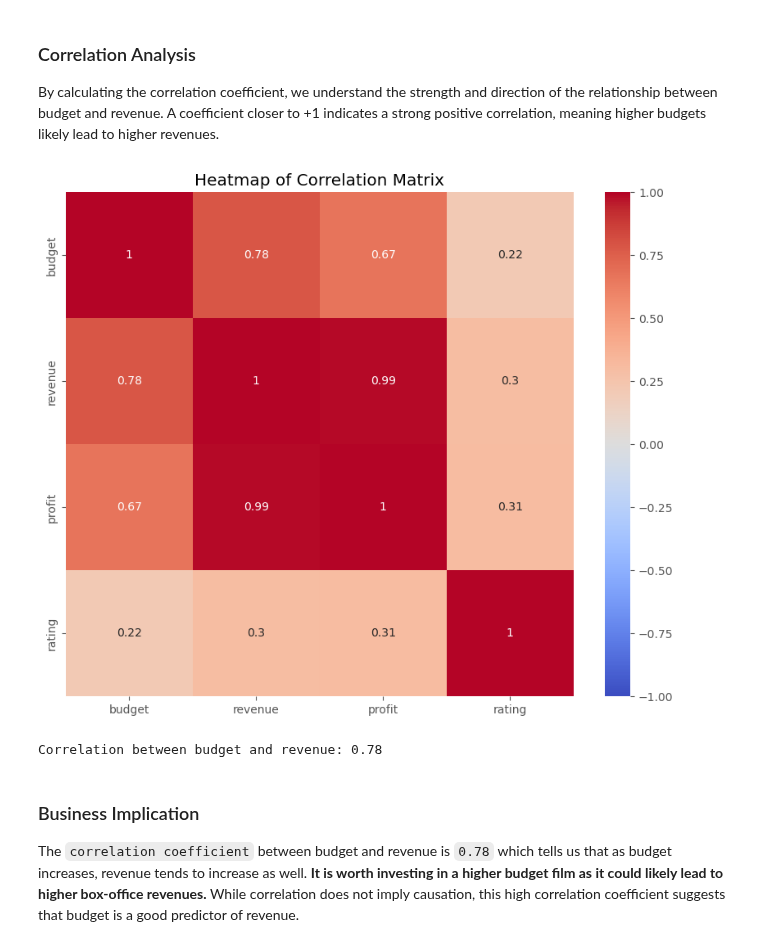
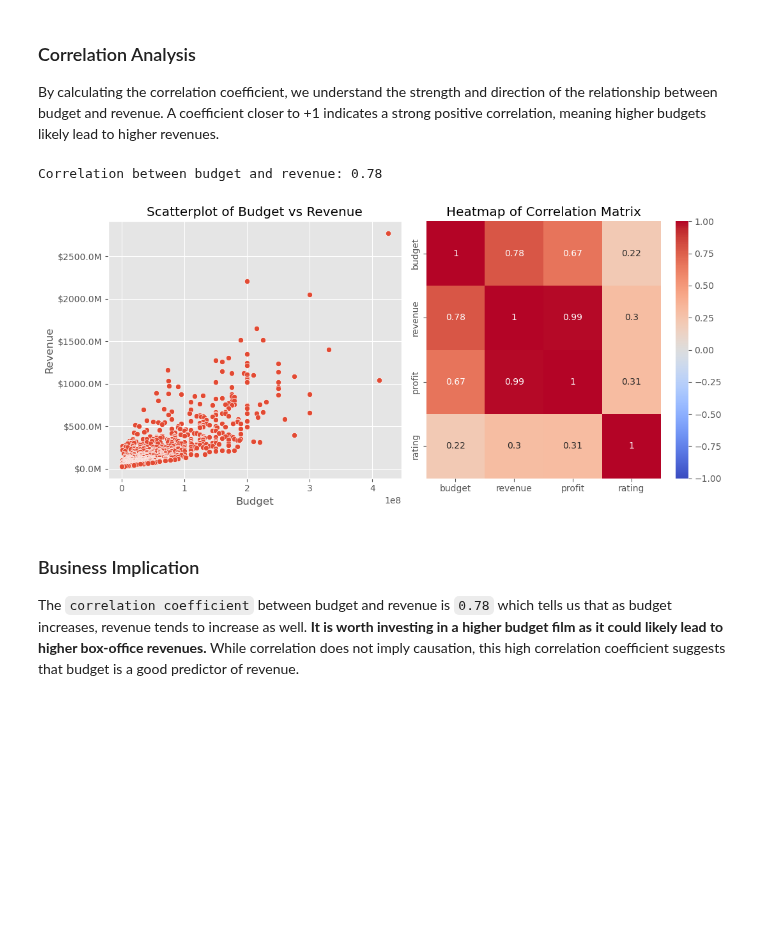
Before and after one commit to mrhussaink7/new-films-movie-data, a Jupyter notebook: index.ipynb, the cells around one changed output. Cells and saved outputs as stored; diff of their text form; code cells hidden in the pictures; blank space fills up the shorter version.

```diff
--- a/index.ipynb
+++ b/index.ipynb
@@ -742,12 +759,28 @@ visualize_df_genre_revenue()
 
 By calculating the correlation coefficient, we understand the strength and direction of the relationship between budget and revenue. A coefficient closer to +1 indicates a strong positive correlation, meaning higher budgets likely lead to higher revenues.
 # %%
-visualize_df_heatmap()
 correlation = df['budget'].corr(df['revenue'])
 print(f'Correlation between budget and revenue: {round(correlation,2)}')
 # %% [output]
-[figure, removed]
 Correlation between budget and revenue: 0.78
+# %%
+fig, axes = plt.subplots(1, 2, figsize=(11, 5))
+
+sns.scatterplot(data=df, x='budget', y='revenue', ax=axes[0])
+axes[0].set_title('Scatterplot of Budget vs Revenue')
+axes[0].set_xlabel('Budget')
+axes[0].set_ylabel('Revenue')
+formatter = FuncFormatter(custom_formatter)
+axes[0].yaxis.set_major_formatter(formatter)
+
+correlation_matrix = df[['budget', 'revenue', 'profit', 'rating']].corr()
+sns.heatmap(correlation_matrix, annot=True, cmap='coolwarm', vmin=-1, vmax=1, ax=axes[1])
+axes[1].set_title('Heatmap of Correlation Matrix')
+
+plt.tight_layout()
+plt.show()
+# %% [output]
+[figure, added]
 # %% [markdown]
 ### Business Implication
 
```
Also changed, not shown: parts of 17 cells of this notebook.
